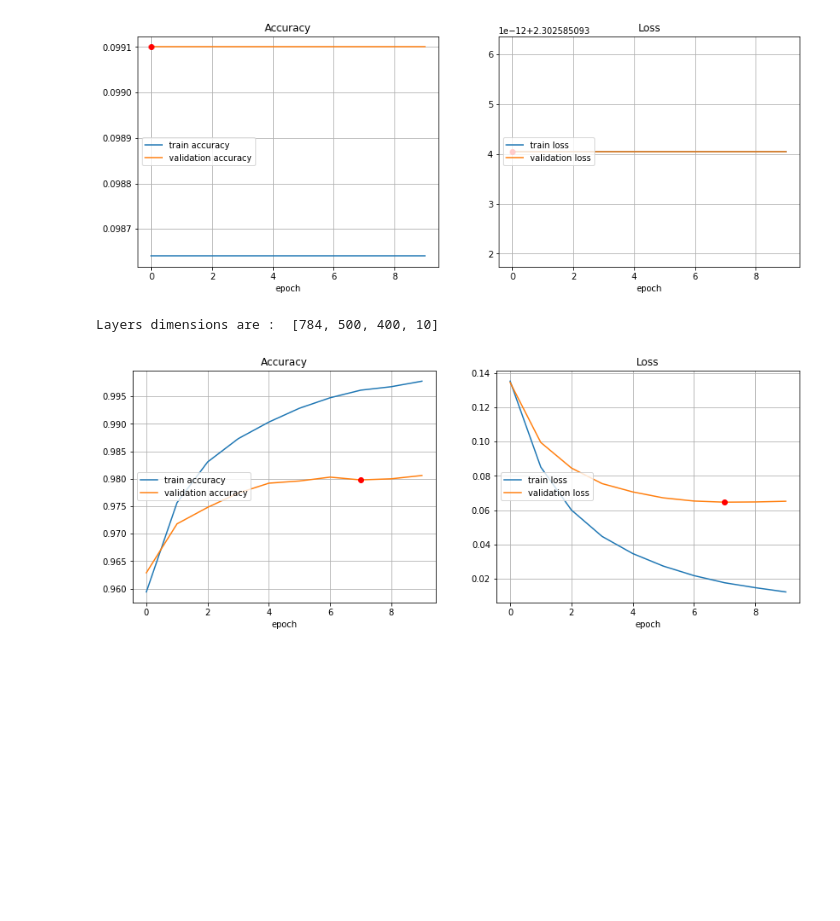
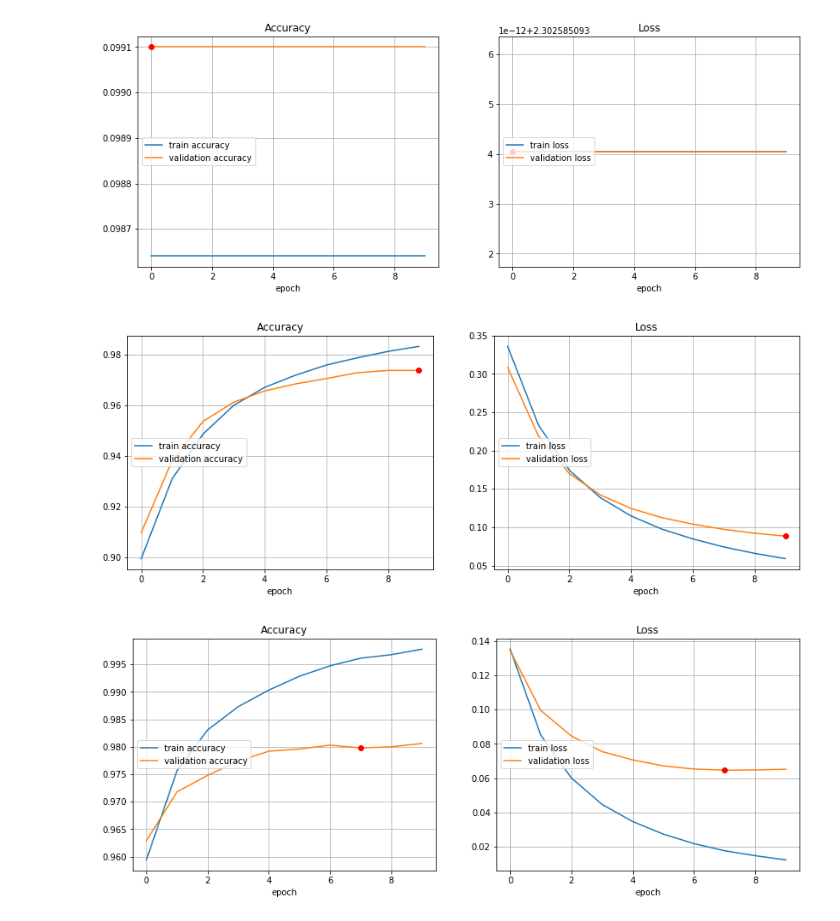
Before and after one commit to ai404/ift6135_assignment1, a Jupyter notebook: assignment1.ipynb, the cells around one changed output. Saved outputs shown, nothing was run; the diff lists cells and outputs as text; code cells hidden in the pictures; blank space fills up the shorter version.

Commit message:
divide the normal init weights and it works

```diff
--- a/assignment1.ipynb
+++ b/assignment1.ipynb
@@ -103,9 +103,9 @@ class NN(object):
                 if method == "zero":
                     self.weights[f"W{layer_n}"] = np.zeros(shape=(all_dims[layer_n - 1],all_dims[layer_n])).astype('float64')
                 elif method == "normal":
-                    #Be aware of the error you get "true divide", can be solved by normalizing/ dividing by 50
+                    #Be aware of the error you get "true divide", can be solved by dividing by dim_layer[n-1]
                     self.weights[f"W{layer_n}"] = np.random.normal(loc=0.0, scale=1.0, size=(all_dims[layer_n - 1],
-                                                                                             all_dims[layer_n])).astype('float64')
+                                                                                             all_dims[layer_n])).astype('float64')/all_dims[layer_n-1]
                 elif method == "glorot":
                     b = np.sqrt(6.0/(all_dims[layer_n]+all_dims[layer_n-1]))
                     self.weights[f"W{layer_n}"] = np.random.uniform(low=-b, high=b, size=(all_dims[layer_n - 1],
@@ -272,18 +272,18 @@ neural_net.train("zero")
 # %%
 #Normal_Init
 neural_net = NN(hidden_dims=(500, 400),
                 n_hidden=2, # number of hidden layers
                 mode='train', # current mode : train/test
-                datapath="mnist.pkl", # path where to find the .pkl file
+                datapath="../mnist.pkl", # path where to find the .pkl file
                 model_path=None, # path where to save/load the model
                 epsilon = 1e-8, # for cross entropy calculus stability : log(x) = log(epsilon) if x < epsilon
                 lr = 5e-1, # learning rate
                 n_epochs = 10, # max number of epochs
-                batch_size = 100, # batch size for training
+                batch_size = 10, # batch size for training
                 compute_biases = True) # whether biases are used or not
 neural_net.train("normal")
 # %% [output]
-Layers dimensions are :  [784, 500, 400, 10]
+[figure, added]
 # %%
 #Glorot_Init
 neural_net = NN(hidden_dims=(500, 400),
```
